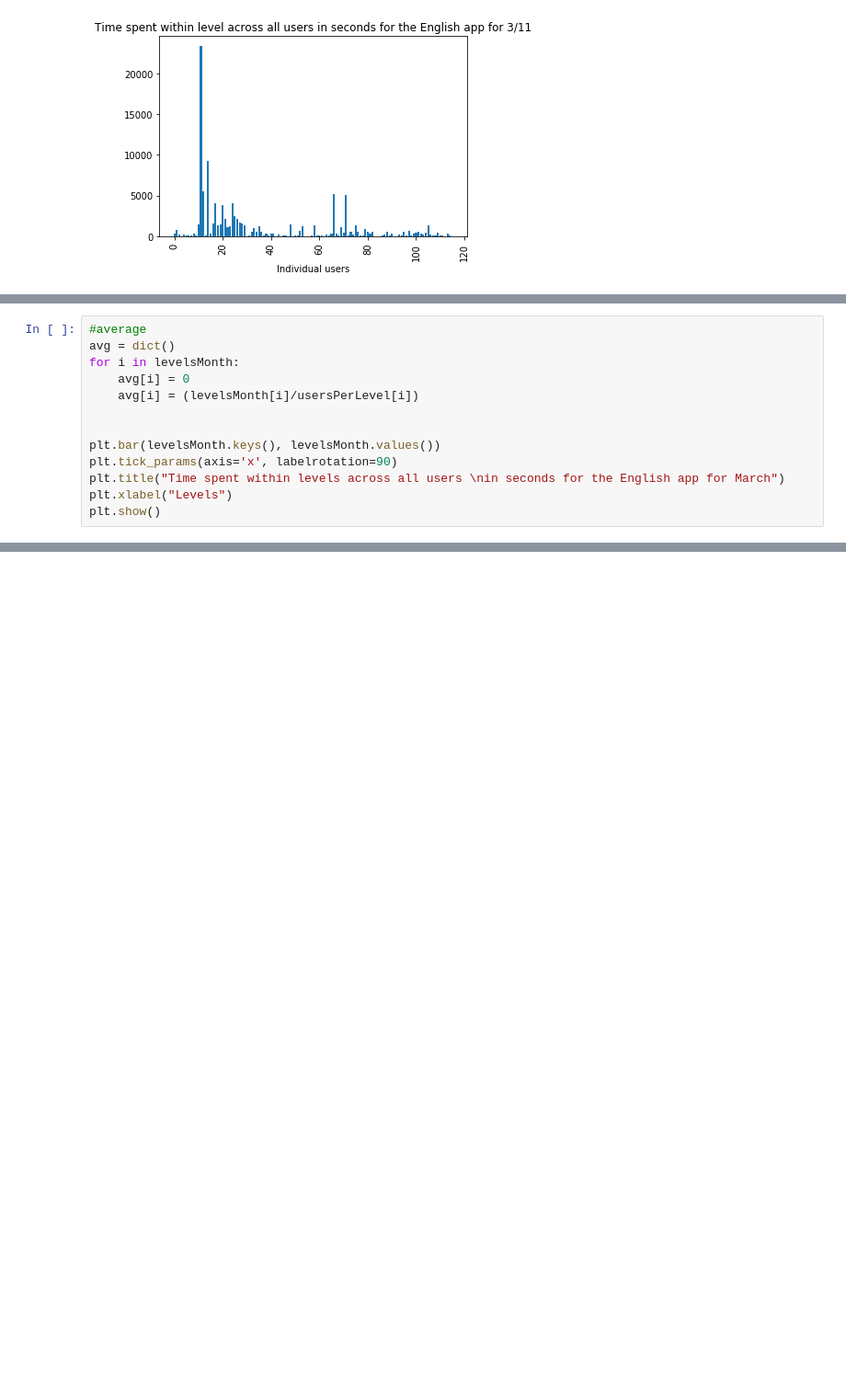
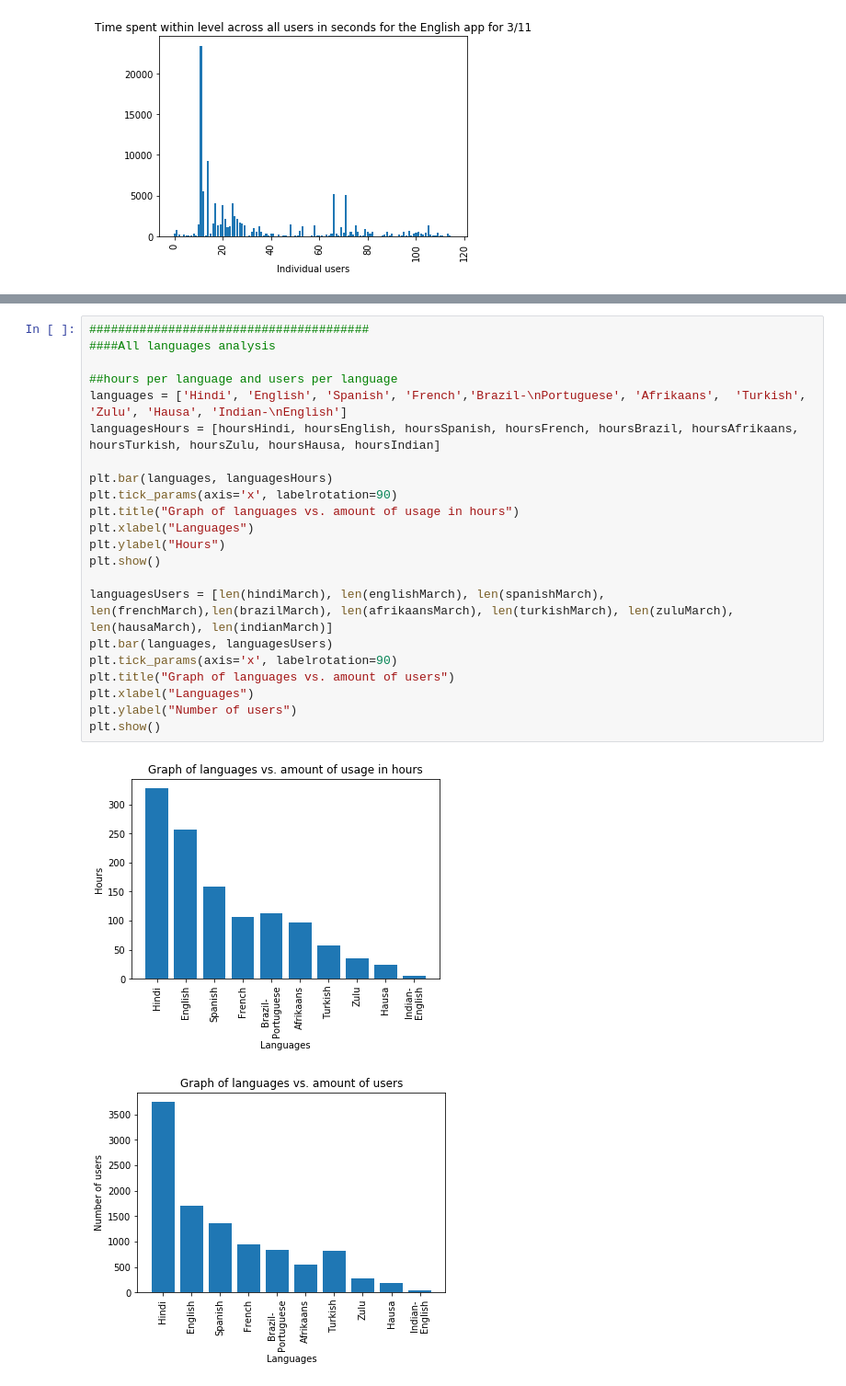
Before and after one commit to curiouslearning/Curious-Learning-Spring-2019, a Jupyter notebook: March_Data_Engagement_Analysis.ipynb, the cells around one changed output, grey strips where cells are left out. Shown: that part at 92% size. Drawn from its saved outputs; the diff is of its cells as text; blank space fills up the shorter version.

```diff
--- a/March_Data_Engagement_Analysis.ipynb
+++ b/March_Data_Engagement_Analysis.ipynb
@@ -208,13 +137,0 @@ usersPerLevel = collections.OrderedDict(sorted(usersPerLevel.items()))
-# %%
-#average
-avg = dict()
-for i in levelsMonth:
-    avg[i] = 0
-    avg[i] = (levelsMonth[i]/usersPerLevel[i])
-
-
-plt.bar(levelsMonth.keys(), levelsMonth.values())
-plt.tick_params(axis='x', labelrotation=90)
-plt.title("Time spent within levels across all users \nin seconds for the English app for March")
-plt.xlabel("Levels")
-plt.show()
@@ -1213,0 +307,25 @@ plt.show()
+# %%
+#######################################
+####All languages analysis
+
+##hours per language and users per language
+languages = ['Hindi', 'English', 'Spanish', 'French','Brazil-\nPortuguese', 'Afrikaans',  'Turkish', 'Zulu', 'Hausa', 'Indian-\nEnglish']
+languagesHours = [hoursHindi, hoursEnglish, hoursSpanish, hoursFrench, hoursBrazil, hoursAfrikaans, hoursTurkish, hoursZulu, hoursHausa, hoursIndian]
+
+plt.bar(languages, languagesHours)
+plt.tick_params(axis='x', labelrotation=90)
+plt.title("Graph of languages vs. amount of usage in hours")
+plt.xlabel("Languages")
+plt.ylabel("Hours")
+plt.show()
+
+languagesUsers = [len(hindiMarch), len(englishMarch), len(spanishMarch), len(frenchMarch),len(brazilMarch), len(afrikaansMarch), len(turkishMarch), len(zuluMarch), len(hausaMarch), len(indianMarch)]
+plt.bar(languages, languagesUsers)
+plt.tick_params(axis='x', labelrotation=90)
+plt.title("Graph of languages vs. amount of users")
+plt.xlabel("Languages")
+plt.ylabel("Number of users")
+plt.show()
+# %% [output]
+[figure, added]
+[figure, added]
```
Also changed, not shown: parts of 54 cells of this notebook.
